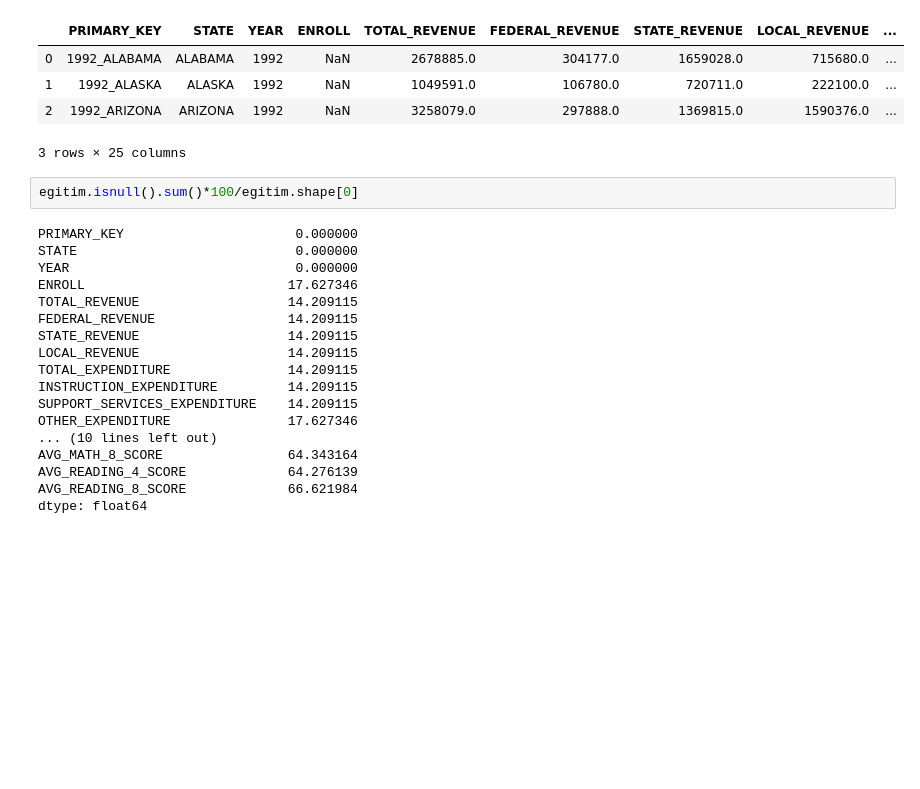
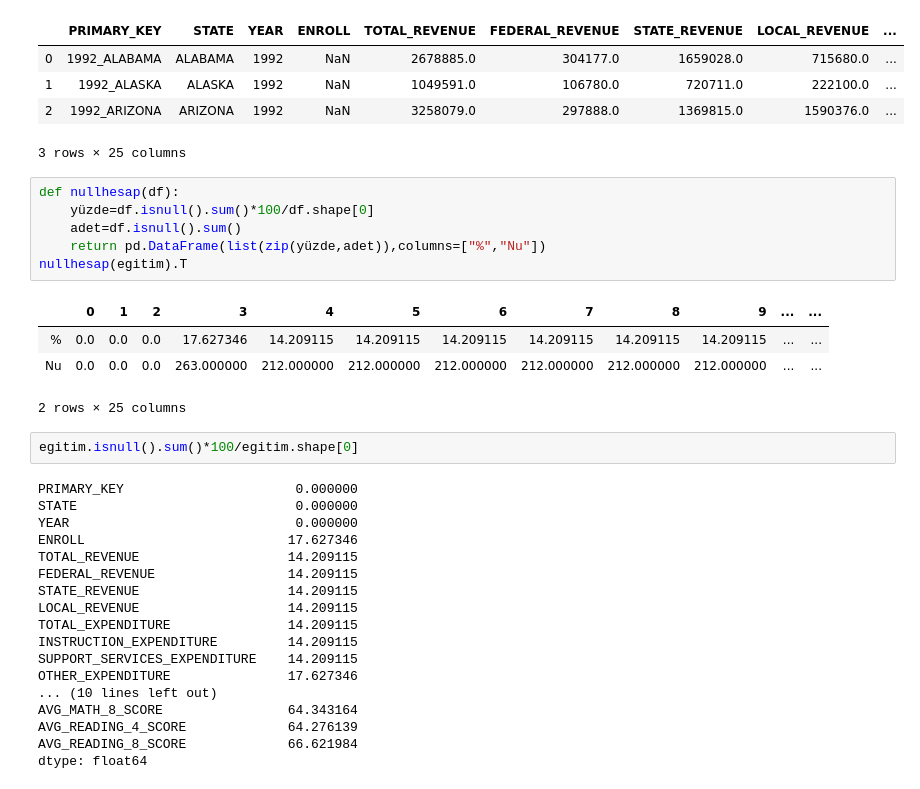
Before and after one commit to mehmetfatihdata/BOOTCAMP_1, a Jupyter notebook: WORK_17_LOSTVALUES.ipynb, the cells around one changed output. Cells and saved outputs as stored; diff of their text form; blank space fills up the shorter version.

```diff
--- a/WORK_17_LOSTVALUES.ipynb
+++ b/WORK_17_LOSTVALUES.ipynb
@@ -19,6 +19,17 @@ egitim.head(3)
 | 1 | 1992_ALASKA | ALASKA | 1992 | NaN | 1049591.0 | 106780.0 | 720711.0 | 222100.0 | ... |
 | 2 | 1992_ARIZONA | ARIZONA | 1992 | NaN | 3258079.0 | 297888.0 | 1369815.0 | 1590376.0 | ... |
 3 rows × 25 columns
+# %%
+def nullhesap(df):
+    yüzde=df.isnull().sum()*100/df.shape[0]
+    adet=df.isnull().sum()
+    return pd.DataFrame(list(zip(yüzde,adet)),columns=["%","Nu"])
+nullhesap(egitim).T
+# %% [output]
+|  | 0 | 1 | 2 | 3 | 4 | 5 | 6 | 7 | 8 | 9 | ... | ... |
+| % | 0.0 | 0.0 | 0.0 | 17.627346 | 14.209115 | 14.209115 | 14.209115 | 14.209115 | 14.209115 | 14.209115 | ... | ... |
+| Nu | 0.0 | 0.0 | 0.0 | 263.000000 | 212.000000 | 212.000000 | 212.000000 | 212.000000 | 212.000000 | 212.000000 | ... | ... |
+2 rows × 25 columns
 # %%
 egitim.isnull().sum()*100/egitim.shape[0]
 # %% [output]
```
Also changed, not shown: parts of 18 cells of this notebook.
